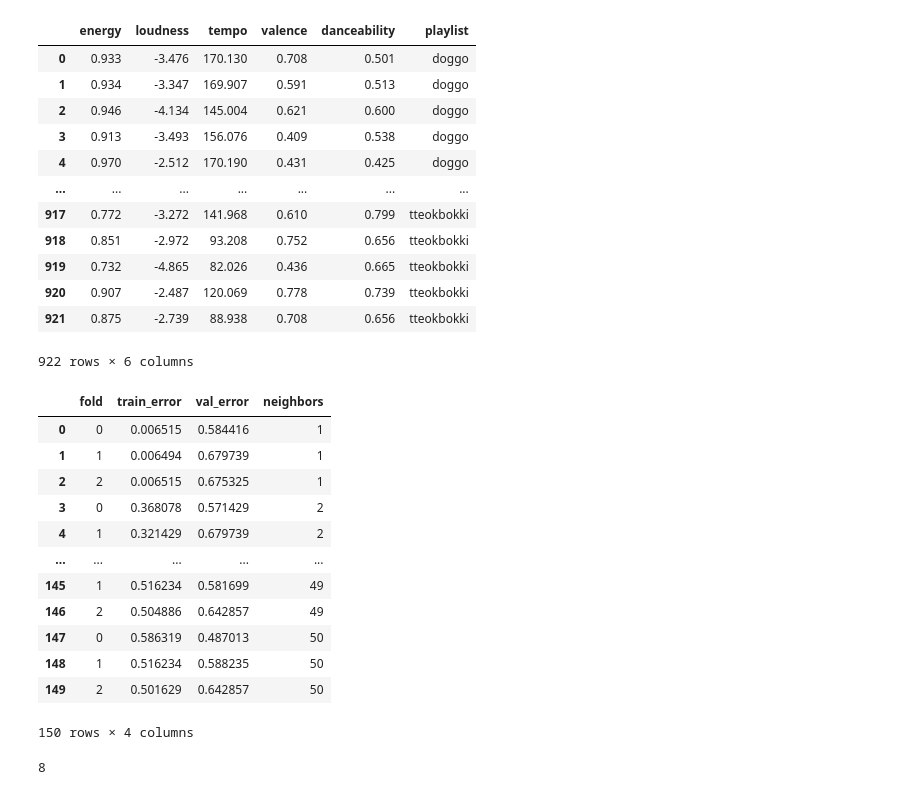
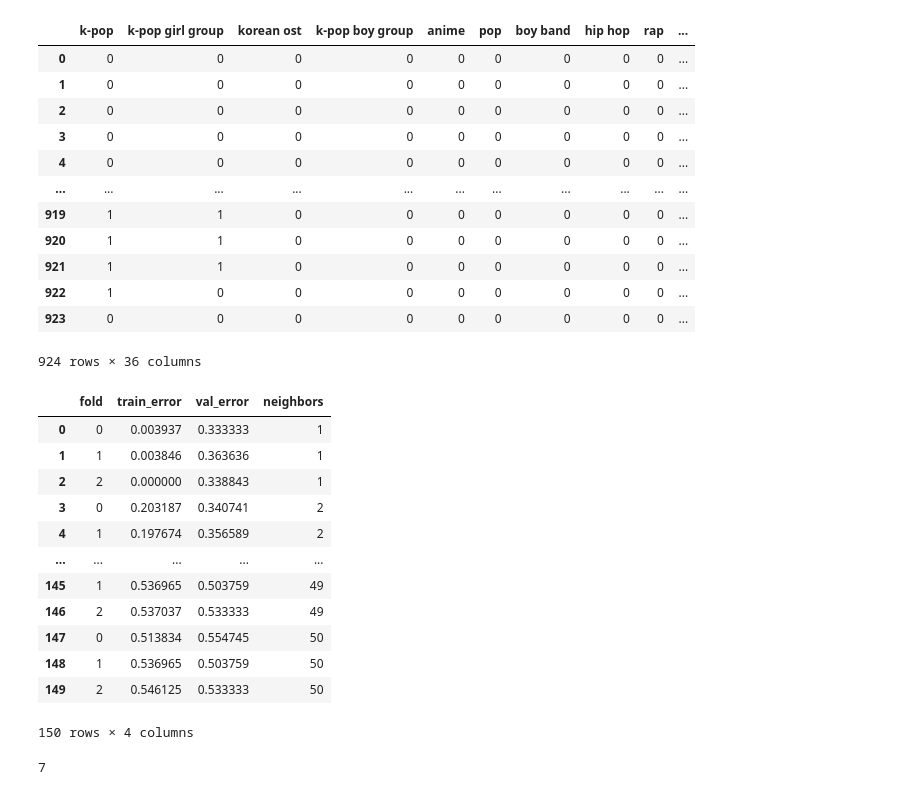
Before and after one commit to edwardD2/API_Spotify, a Jupyter notebook: knn.ipynb, the cells around one changed output. Drawn from its saved outputs; the diff is of its cells as text; code cells hidden in the pictures.

```diff
--- a/knn.ipynb
+++ b/knn.ipynb
@@ -52,37 +55,54 @@ def predict_classification(train, test_row, num_neighbors):
   prediction = max(set(output_values), key=output_values.count)
   return prediction
 # %%
+# extract numerical data, implementing one-hot encoding for track genre
 names = ['doggo', 'not edgy', 'i feel like', 'untitled', 'whatever simulation', 'never forget', 'b', '떡볶이']
-columns = ['energy', 'loudness', 'tempo', 'valence', 'danceability', 'playlist']
-
-tracks_all = pd.DataFrame(columns=columns)
+tracks_all = pd.DataFrame()
+artists = pd.read_csv('artists.csv', index_col=0)
+atg = pd.read_csv('all_top_genres.csv', index_col=0)
 for name in names:
-  df = pd.read_csv(name+'.csv', index_col=0).iloc[:, 5:10]
+  df = pd.read_csv(name+'.csv', index_col=0)
+  genres = []
+  ohe = pd.DataFrame(columns=atg.all_top_genres.values)
+  for artist in df.track_artists:
+    try:
+      genres = artists[artists['artist_name']==artist]['genres'].values[0]
+      genres = genres.replace('[', '').replace(']', '').replace('\'', '').replace(', ', ',').split(',')
+    except IndexError:
+      genres = []
+    a = {}
+    for genre in atg.all_top_genres.values:
+      if genre in genres:
+        a[genre] = 1
+      else:
+        a[genre] = 0
+    ohe = ohe.append(a, ignore_index=True)
+  df = ohe.join(df)[atg.all_top_genres.values.tolist()+['energy', 'loudness', 'tempo', 'valence', 'danceability']]
   if name=='떡볶이':
     df['playlist'] = 'tteokbokki'
   else:
     df['playlist'] = name
   tracks_all = tracks_all.append(df, ignore_index=True)
 
 # drop last track if total number of tracks not even
 if len(tracks_all)%2 != 0:
   tracks_all = tracks_all.drop([len(tracks_all)-1])
 
 tracks_all
 # %% [output]
-|  | energy | loudness | tempo | valence | danceability | playlist |
-| 0 | 0.933 | -3.476 | 170.130 | 0.708 | 0.501 | doggo |
-| 1 | 0.934 | -3.347 | 169.907 | 0.591 | 0.513 | doggo |
-| 2 | 0.946 | -4.134 | 145.004 | 0.621 | 0.600 | doggo |
-| 3 | 0.913 | -3.493 | 156.076 | 0.409 | 0.538 | doggo |
-| 4 | 0.970 | -2.512 | 170.190 | 0.431 | 0.425 | doggo |
-| ... | ... | ... | ... | ... | ... | ... |
-| 917 | 0.772 | -3.272 | 141.968 | 0.610 | 0.799 | tteokbokki |
-| 918 | 0.851 | -2.972 | 93.208 | 0.752 | 0.656 | tteokbokki |
-| 919 | 0.732 | -4.865 | 82.026 | 0.436 | 0.665 | tteokbokki |
-| 920 | 0.907 | -2.487 | 120.069 | 0.778 | 0.739 | tteokbokki |
-| 921 | 0.875 | -2.739 | 88.938 | 0.708 | 0.656 | tteokbokki |
+|  | k-pop | k-pop girl group | korean ost | k-pop boy group | anime | pop | boy band | hip hop | rap | ... |
+| 0 | 0 | 0 | 0 | 0 | 0 | 0 | 0 | 0 | 0 | ... |
+| 1 | 0 | 0 | 0 | 0 | 0 | 0 | 0 | 0 | 0 | ... |
+| 2 | 0 | 0 | 0 | 0 | 0 | 0 | 0 | 0 | 0 | ... |
+| 3 | 0 | 0 | 0 | 0 | 0 | 0 | 0 | 0 | 0 | ... |
+| 4 | 0 | 0 | 0 | 0 | 0 | 0 | 0 | 0 | 0 | ... |
+| ... | ... | ... | ... | ... | ... | ... | ... | ... | ... | ... |
+| 919 | 1 | 1 | 0 | 0 | 0 | 0 | 0 | 0 | 0 | ... |
+| 920 | 1 | 1 | 0 | 0 | 0 | 0 | 0 | 0 | 0 | ... |
+| 921 | 1 | 1 | 0 | 0 | 0 | 0 | 0 | 0 | 0 | ... |
+| 922 | 1 | 0 | 0 | 0 | 0 | 0 | 0 | 0 | 0 | ... |
+| 923 | 0 | 0 | 0 | 0 | 0 | 0 | 0 | 0 | 0 | ... |
-922 rows × 6 columns
+924 rows × 36 columns
 # %%
 # sample 50% observations as training data
 train = random.sample(range(0, len(tracks_all)), len(tracks_all)//2)
@@ -149,23 +169,23 @@ for num_neighbor in range(1, all_neighbors+1):
 all_error_folds
 # %% [output]
 |  | fold | train_error | val_error | neighbors |
-| 0 | 0 | 0.006515 | 0.584416 | 1 |
-| 1 | 1 | 0.006494 | 0.679739 | 1 |
-| 2 | 2 | 0.006515 | 0.675325 | 1 |
-| 3 | 0 | 0.368078 | 0.571429 | 2 |
-| 4 | 1 | 0.321429 | 0.679739 | 2 |
+| 0 | 0 | 0.003937 | 0.333333 | 1 |
+| 1 | 1 | 0.003846 | 0.363636 | 1 |
+| 2 | 2 | 0.000000 | 0.338843 | 1 |
+| 3 | 0 | 0.203187 | 0.340741 | 2 |
+| 4 | 1 | 0.197674 | 0.356589 | 2 |
 | ... | ... | ... | ... | ... |
-| 145 | 1 | 0.516234 | 0.581699 | 49 |
-| 146 | 2 | 0.504886 | 0.642857 | 49 |
-| 147 | 0 | 0.586319 | 0.487013 | 50 |
-| 148 | 1 | 0.516234 | 0.588235 | 50 |
-| 149 | 2 | 0.501629 | 0.642857 | 50 |
+| 145 | 1 | 0.536965 | 0.503759 | 49 |
+| 146 | 2 | 0.537037 | 0.533333 | 49 |
+| 147 | 0 | 0.513834 | 0.554745 | 50 |
+| 148 | 1 | 0.536965 | 0.503759 | 50 |
+| 149 | 2 | 0.546125 | 0.533333 | 50 |
 150 rows × 4 columns
 # %%
 best_neighbors = all_error_folds.groupby(by='neighbors').mean()['val_error'].idxmin()
 best_neighbors
 # %% [output]
-8
+7
 # %%
 # predictions on training set
 pred_labels = []
```
Also changed, not shown: parts of 4 cells of this notebook.
